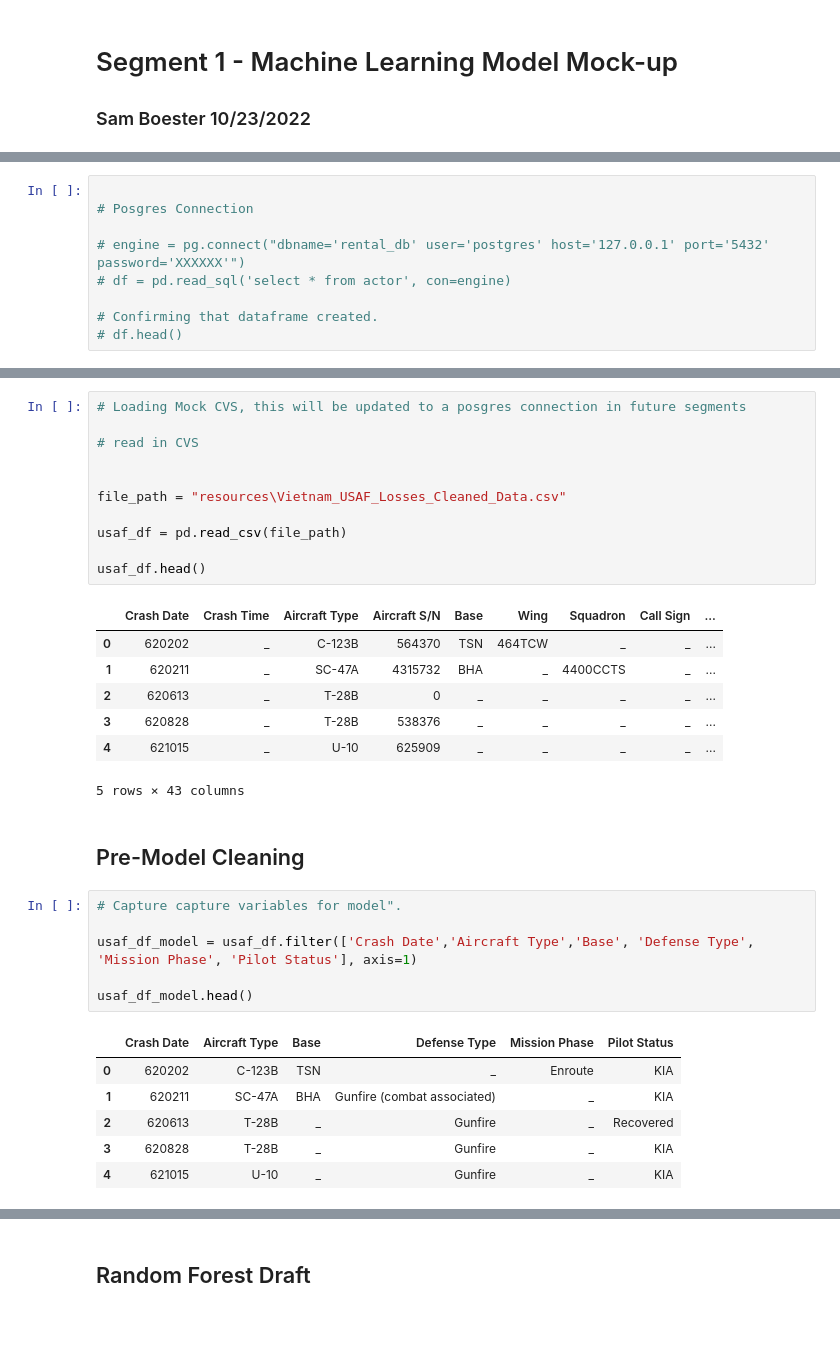
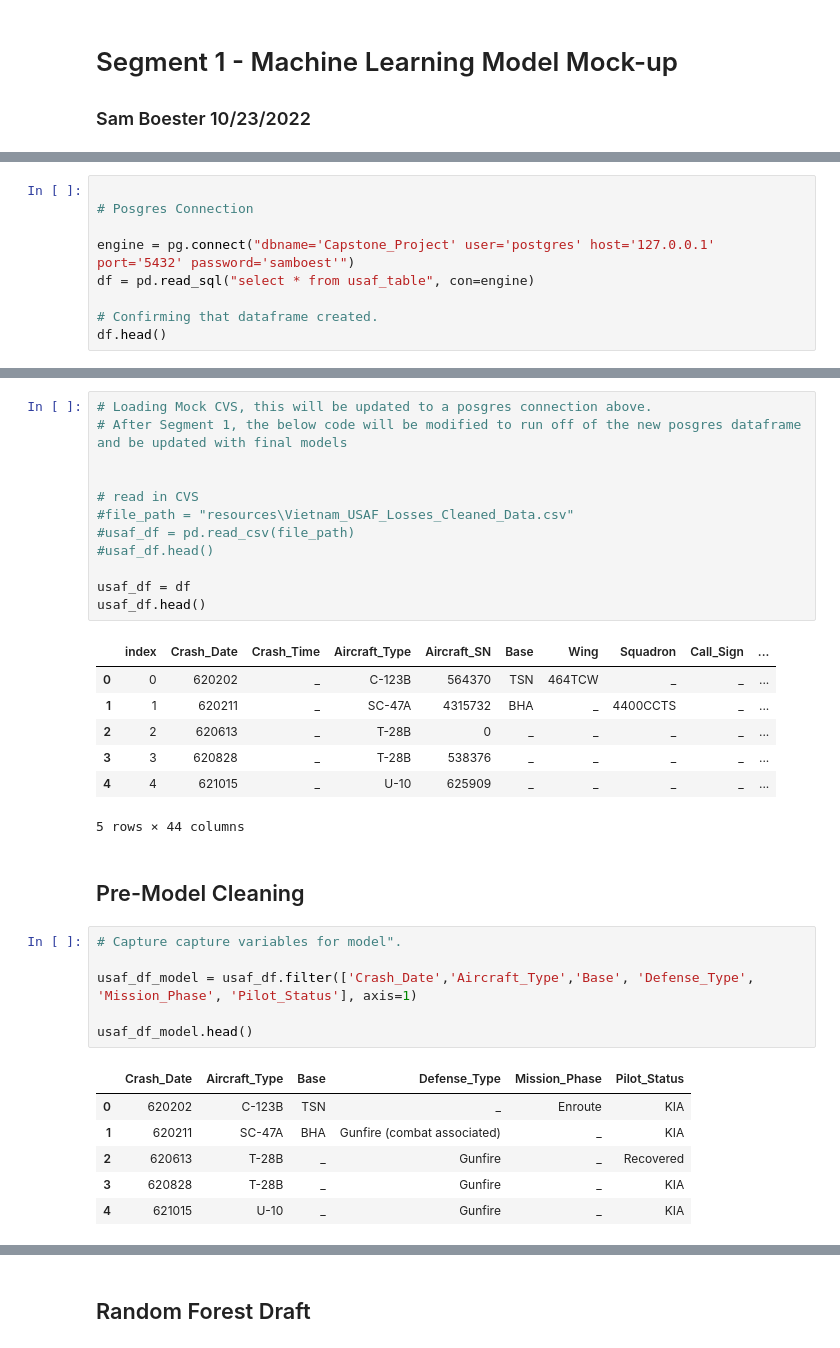
Before and after one commit to MichaelG-B/Capstone_Project, a Jupyter notebook: Capstone Project/Machine Learning/draftml_modle.ipynb, the cells around one changed output, grey strips where cells are left out. Cells and saved outputs as stored; diff of their text form.

Commit message:
Adding draft ml file with posgres connection

```diff
--- a/Capstone Project/Machine Learning/draftml_modle.ipynb
+++ b/Capstone Project/Machine Learning/draftml_modle.ipynb
@@ -19,8 +18,8 @@ from imblearn.ensemble import BalancedRandomForestClassifier
 
 # Posgres Connection
 
-# engine = pg.connect("dbname='rental_db' user='postgres' host='127.0.0.1' port='5432' password='XXXXXX'")
-# df = pd.read_sql('select * from actor', con=engine)
+engine = pg.connect("dbname='Capstone_Project' user='postgres' host='127.0.0.1' port='5432' password='samboest'")
+df = pd.read_sql("select * from usaf_table", con=engine)
 
 # Confirming that dataframe created.
-# df.head()
+df.head()
@@ -27,32 +34,33 @@ from imblearn.ensemble import BalancedRandomForestClassifier
 # %%
-# Loading Mock CVS, this will be updated to a posgres connection in future segments
+# Loading Mock CVS, this will be updated to a posgres connection above.
+# After Segment 1, the below code will be modified to run off of the new posgres dataframe and be updated with final models
+
 
 # read in CVS
+#file_path = "resources\Vietnam_USAF_Losses_Cleaned_Data.csv"
+#usaf_df = pd.read_csv(file_path)
+#usaf_df.head()
 
-
-file_path = "resources\Vietnam_USAF_Losses_Cleaned_Data.csv"
-
-usaf_df = pd.read_csv(file_path)
-
+usaf_df = df
 usaf_df.head()
 # %% [output]
-|  | Crash Date | Crash Time | Aircraft Type | Aircraft S/N | Base | Wing | Squadron | Call Sign | ... |
-| 0 | 620202 | _ | C-123B | 564370 | TSN | 464TCW | _ | _ | ... |
-| 1 | 620211 | _ | SC-47A | 4315732 | BHA | _ | 4400CCTS | _ | ... |
-| 2 | 620613 | _ | T-28B | 0 | _ | _ | _ | _ | ... |
-| 3 | 620828 | _ | T-28B | 538376 | _ | _ | _ | _ | ... |
-| 4 | 621015 | _ | U-10 | 625909 | _ | _ | _ | _ | ... |
+|  | index | Crash_Date | Crash_Time | Aircraft_Type | Aircraft_SN | Base | Wing | Squadron | Call_Sign | ... |
+| 0 | 0 | 620202 | _ | C-123B | 564370 | TSN | 464TCW | _ | _ | ... |
+| 1 | 1 | 620211 | _ | SC-47A | 4315732 | BHA | _ | 4400CCTS | _ | ... |
+| 2 | 2 | 620613 | _ | T-28B | 0 | _ | _ | _ | _ | ... |
+| 3 | 3 | 620828 | _ | T-28B | 538376 | _ | _ | _ | _ | ... |
+| 4 | 4 | 621015 | _ | U-10 | 625909 | _ | _ | _ | _ | ... |
-5 rows × 43 columns
+5 rows × 44 columns
 # %% [markdown]
 ## Pre-Model Cleaning
 # %%
 # Capture capture variables for model".
 
-usaf_df_model = usaf_df.filter(['Crash Date','Aircraft Type','Base', 'Defense Type', 'Mission Phase', 'Pilot Status'], axis=1)
+usaf_df_model = usaf_df.filter(['Crash_Date','Aircraft_Type','Base', 'Defense_Type', 'Mission_Phase', 'Pilot_Status'], axis=1)
 
 usaf_df_model.head()
 # %% [output]
-|  | Crash Date | Aircraft Type | Base | Defense Type | Mission Phase | Pilot Status |
+|  | Crash_Date | Aircraft_Type | Base | Defense_Type | Mission_Phase | Pilot_Status |
 | 0 | 620202 | C-123B | TSN | _ | Enroute | KIA |
 | 1 | 620211 | SC-47A | BHA | Gunfire (combat associated) | _ | KIA |
 | 2 | 620613 | T-28B | _ | Gunfire | _ | Recovered |
```
Also changed, not shown: parts of 12 cells of this notebook.
